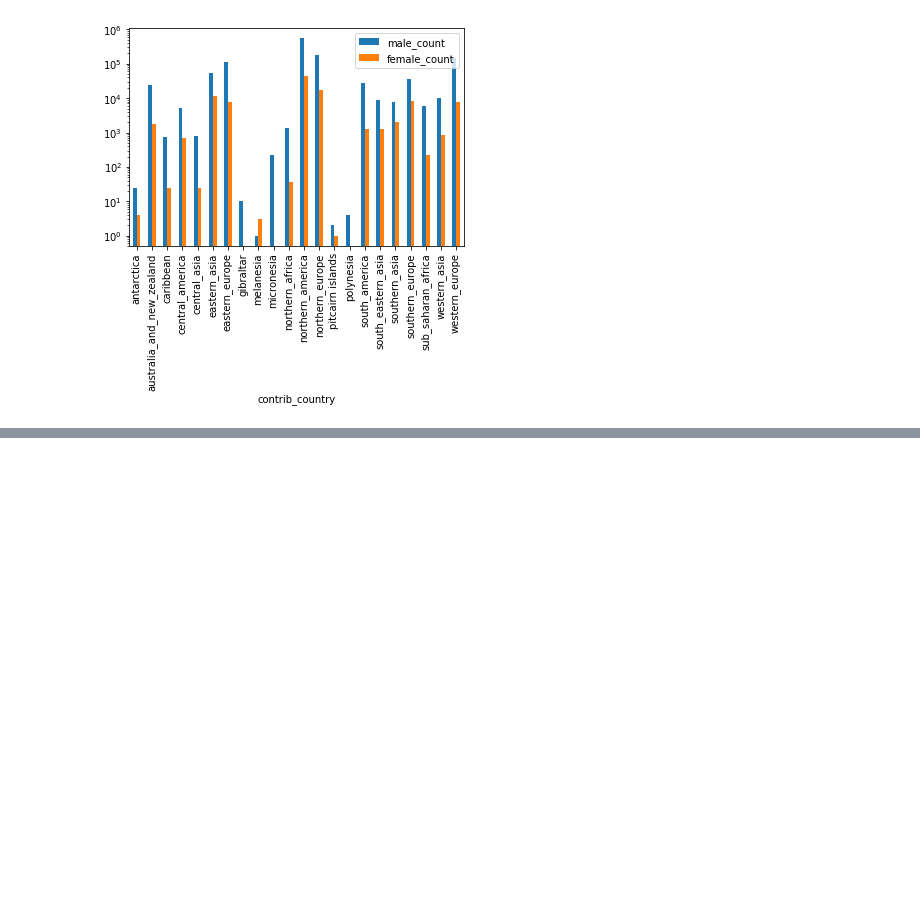
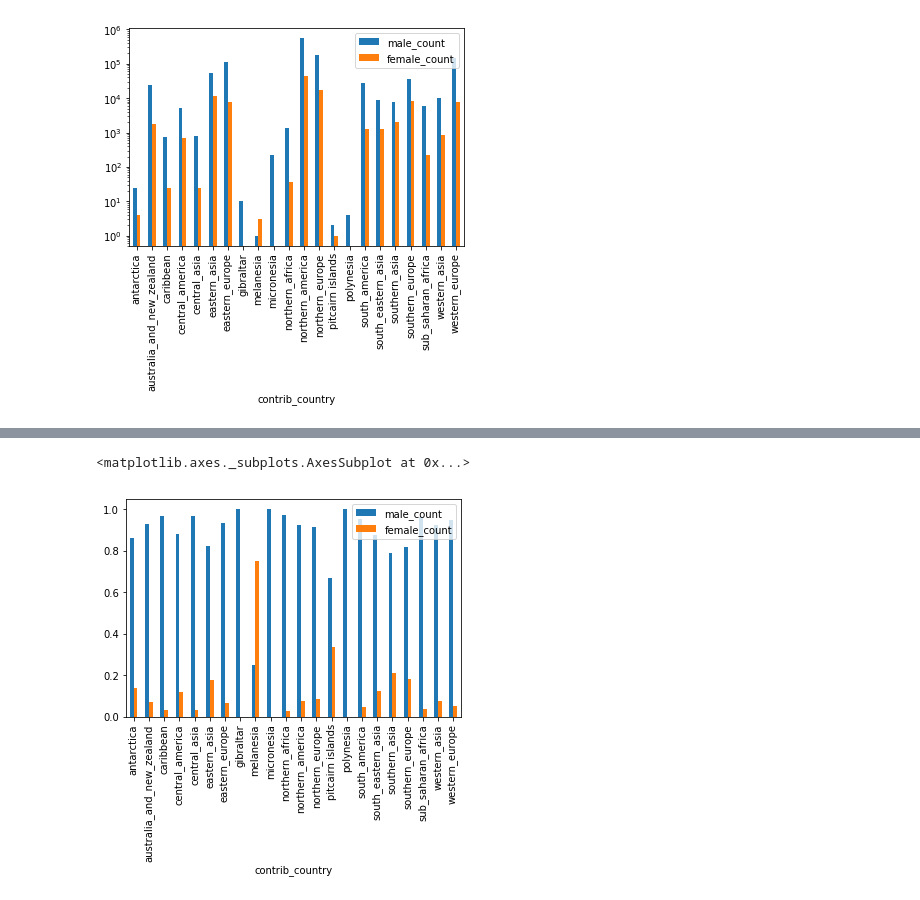
Before and after one commit to manvapatel/CS-846-Project, a Jupyter notebook: CS846-Data.ipynb, the cells around one changed output, grey strips where cells are left out. Drawn from its saved outputs; the diff is of its cells as text; code cells hidden in the pictures; blank space fills up the shorter version.

Commit message:
Performed analysis on contributors

```diff
--- a/CS846-Data.ipynb
+++ b/CS846-Data.ipynb
@@ -292,3 +293,17 @@ df.plot(kind = 'bar', logy=True)
 #     df_max_scaled[column] = df_max_scaled[column]  / df_max_scaled[column].abs().max()
 
 # df_max_scaled.plot(kind = 'bar')
+# %%
+# Scaling contributors on the basis of total contributors.
+
+import numpy as np
+import matplotlib.pyplot as plt
+import pandas as pd
+
+df = pd.merge(data_male, data_female, on='contrib_country')
+total_contributors = df["male_count"] + df["female_count"]
+df["male_count"] = df["male_count"] / total_contributors
+df["female_count"] = df["female_count"] / total_contributors
+df = df.drop(['contrib_gender_x', 'contrib_gender_y'], axis=1)
+df = df.set_index('contrib_country')
+df
@@ -294,0 +329,5 @@ df.plot(kind = 'bar', logy=True)
+# %%
+df.plot(kind = 'bar')
+# %% [output]
+<matplotlib.axes._subplots.AxesSubplot at 0x...>
+[figure, added]
```
Also changed, not shown: parts of 2 cells of this notebook, 1 other file.
